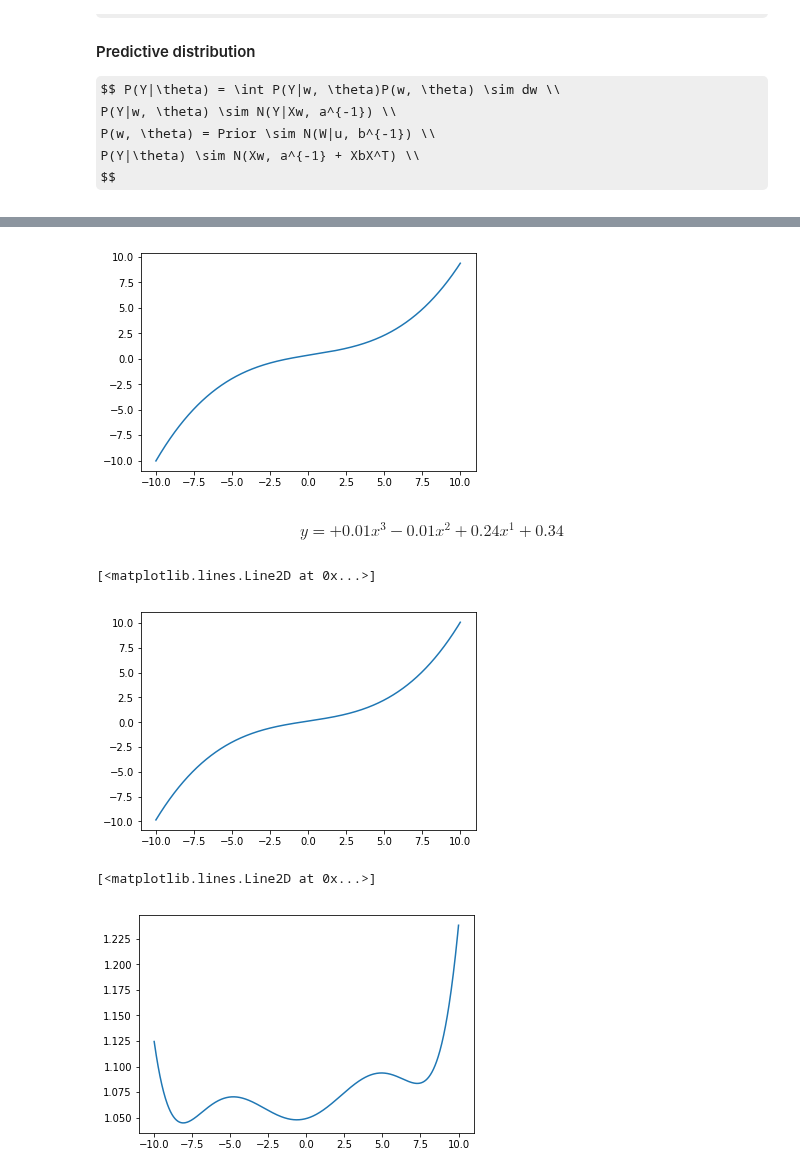
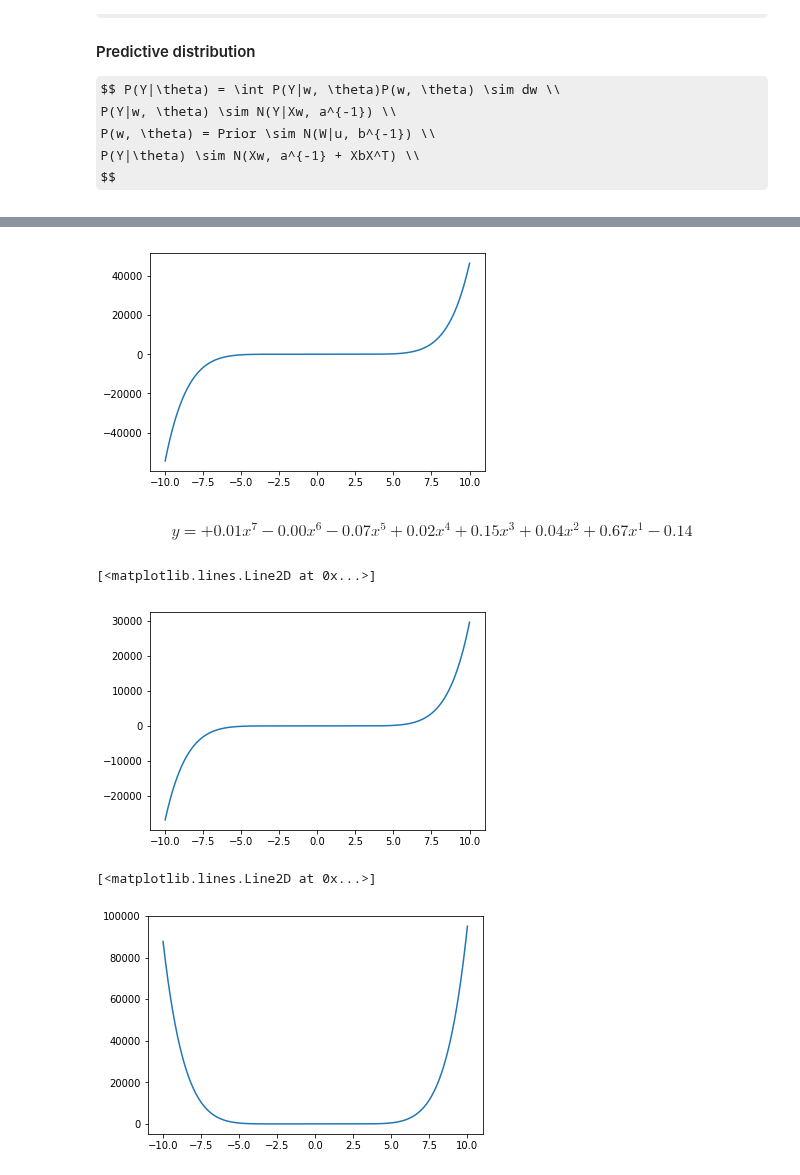
Before and after one commit to csielee/2018ML, a Jupyter notebook: HW3/HW3.ipynb, the cells around one changed output, grey strips where cells are left out. Saved outputs shown, nothing was run; the diff lists cells and outputs as text; code cells hidden in the pictures; some formulas as TeX source.

```diff
--- a/HW3/HW3.ipynb
+++ b/HW3/HW3.ipynb
@@ -103,13 +103,14 @@ def Gaussian(u, v):
 def Polynomial(w):
     return lambda x : sum([w[i]*(x**i) for i in range(len(w))])
 
-def PolynomialDataGenerator(n, v, w):
+def PolynomialDataGenerator(n, v, w, x_constrain=(-10,10)):
     if len(w) != n:
         raise TypeError("length of w need equal n, {}!={}".format(len(w), n))
     e = GaussianDataGenerator(u=0,v=v)
     phi = Polynomial(w)
+    x_range = abs(x_constrain[0] - x_constrain[1])
     while True:
-        x = random.random()*20 - 10
+        x = random.random()*x_range - (x_range/2)
         y = phi(x) + next(e)
         yield (x, y)
 # %%
@@ -199,23 +200,29 @@ def test_SqeuentialEstimate(u, v, converge_threshold = 10**-2, times=1, max_iter
         se = SqeuentialEstimate(dg)
         prev_u = None
         prev_v = None
+        test_over = False
 
         mylog.info("\n"+"="*10+"Test Start"+"="*10+"\n")
 
         for estimate in se:
             iter_count += 1
             new_data, next_u, next_v = estimate
-            if (iter_count-1) % output_rate == 0:
+
+            if prev_u != None and prev_v != None:
+                if abs(next_u - prev_u) <= converge_threshold and abs(next_v - prev_v) <= converge_threshold:
+                    test_over = True
+
+            if iter_count > max_iter and max_iter != -1:
+                test_over = True;
+
+            if (iter_count-1) % output_rate == 0 or test_over:
                 mylog.info("[{:5d}] new data : {:.3f}\tcurrent(u,v):({:.3f}, {:.3f})".format(
                     iter_count,
                     new_data,
                     next_u,
                     next_v,))
-            if prev_u != None and prev_v != None:
-                if abs(next_u - prev_u) <= converge_threshold and abs(next_v - prev_v) <= converge_threshold:
-                    break
 
-            if iter_count > max_iter and max_iter != -1:
+            if test_over:
                 break;
 
             prev_u = next_u
@@ -415,9 +459,9 @@ def test_BaysianLinearRegression(BLR, target_equation=None, converge_threshold=1
 # %%
 # one test data w = [0, 0, 0, 0.01]
 # input parameter
-error_v = 5
-w = [0, 0, 0, 0.01]
-n = 4
+error_v = 0.01
+w = [0, 1, 0, -1/6,0,1/120,0,-1/5040]
+n = 8
 
 # n*n
 prior_b = tranpose_matrix(unit_matrix(n=n))
@@ -426,7 +470,7 @@ prior_u = [[0] for _ in range(n)]
 # likelihood gaussian variance
 likelihood_a = 1
 
-dg = PolynomialDataGenerator(n, error_v, w)
+dg = PolynomialDataGenerator(n, error_v, w, (-math.pi, math.pi))
 blr = BaysianLinearRegression(dg, 1, prior_u, prior_b)
 target_e = polynomial_equation(w)
 # %%
@@ -504,5 +491,5 @@ plt.plot(x, [predict_distribution.f(i) for i in x])
 plt.show()
 Markdown(str(predict_distribution))
 # %% [output]
-[figure, old version]
+[figure, new version]
-$$y = +0.01x^3-0.01x^2+0.24x^1+0.34$$
+$$y = +0.01x^7-0.00x^6-0.07x^5+0.02x^4+0.15x^3+0.04x^2+0.67x^1-0.14$$
@@ -522,14 +499,15 @@ ypd = PredictiveDistribution(likelihood_a, prior_w, prior_b)
 # %%
 x = np.linspace(-10,10,1000)
 y,covar = ypd(x)
+y =[item[0] for item in y]
 plt.plot(x,y)
 # %% [output]
 [<matplotlib.lines.Line2D at 0x...>]
-[figure, old version]
+[figure, new version]
 # %%
 var = [covar[i][i] for i in range(len(covar))]
 var = [math.sqrt(v) for v in var]
 plt.plot(x, var)
 # %% [output]
 [<matplotlib.lines.Line2D at 0x...>]
-[figure, old version]
+[figure, new version]
```
Also changed, not shown: parts of 12 cells of this notebook.
